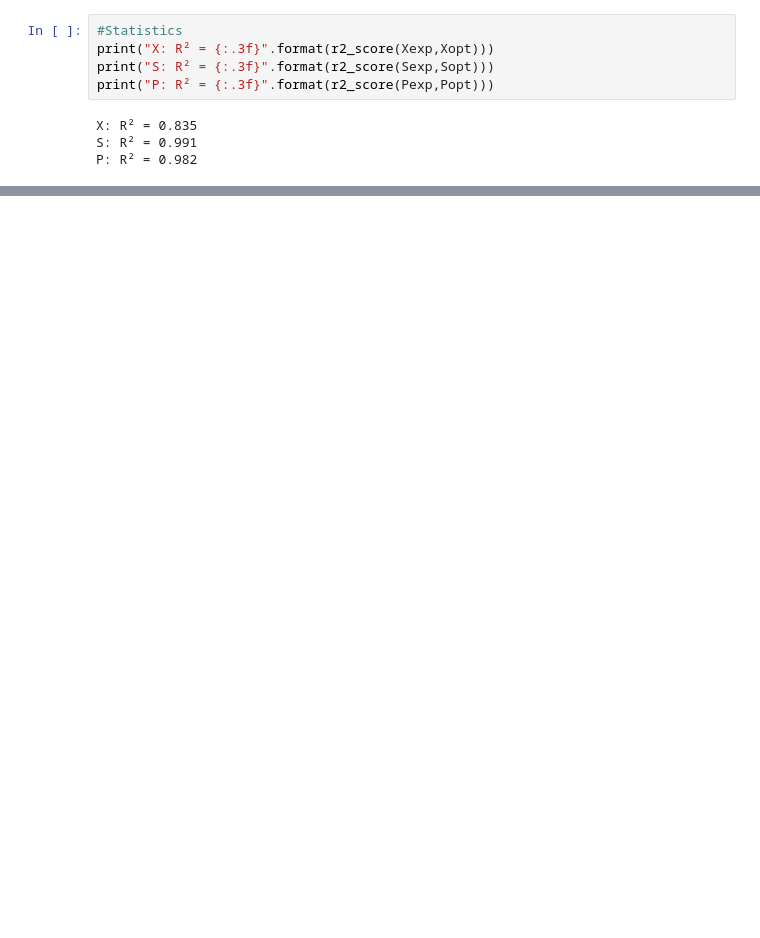
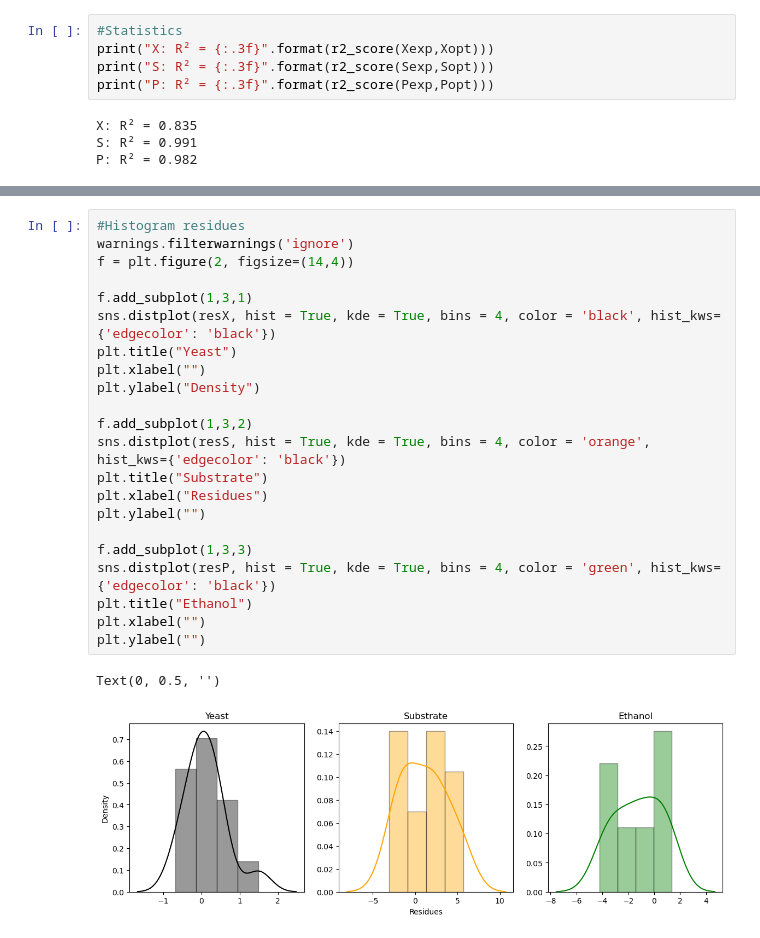
Before and after one commit to willc127/Fermentation_Optimization, a Jupyter notebook: optimFerment.ipynb, the cells around one changed output, grey strips where cells are left out. Drawn from its saved outputs; the diff is of its cells as text; blank space fills up the shorter version.

```diff
--- a/optimFerment.ipynb
+++ b/optimFerment.ipynb
@@ -237,2 +213,27 @@ Text(0.5, 0, 'Residues P')
+# %%
+#Histogram residues
+warnings.filterwarnings('ignore')
+f = plt.figure(2, figsize=(14,4))
+
+f.add_subplot(1,3,1)
+sns.distplot(resX, hist = True, kde = True, bins = 4, color = 'black', hist_kws={'edgecolor': 'black'})
+plt.title("Yeast")
+plt.xlabel("")
+plt.ylabel("Density")
+
+f.add_subplot(1,3,2)
+sns.distplot(resS, hist = True, kde = True, bins = 4, color = 'orange', hist_kws={'edgecolor': 'black'})
+plt.title("Substrate")
+plt.xlabel("Residues")
+plt.ylabel("")
+
+f.add_subplot(1,3,3)
+sns.distplot(resP, hist = True, kde = True, bins = 4, color = 'green', hist_kws={'edgecolor': 'black'})
+plt.title("Ethanol")
+plt.xlabel("")
+plt.ylabel("")
+# %% [output]
+Text(0, 0.5, '')
+[figure, added]
 # %%
 #Residues vs. estimated plots
```
Also changed, not shown: parts of 11 cells of this notebook.
